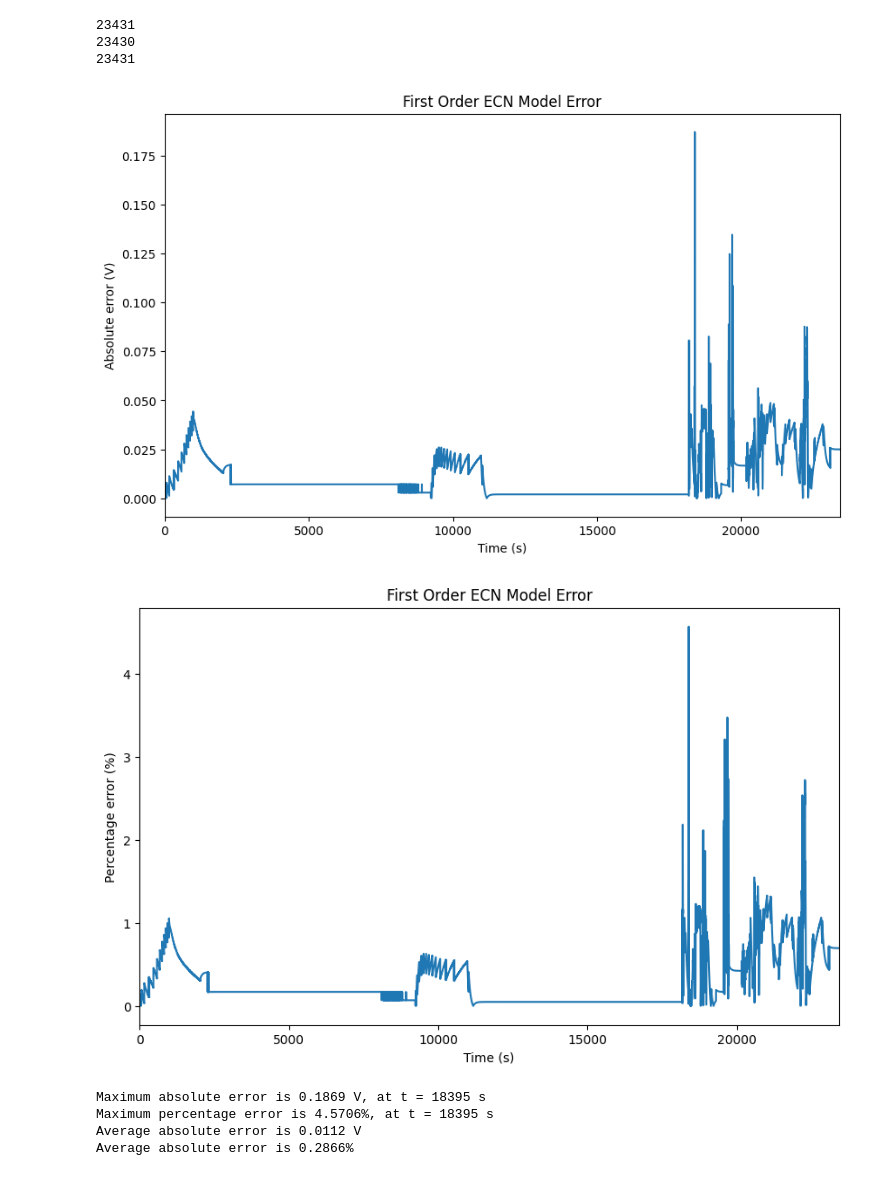
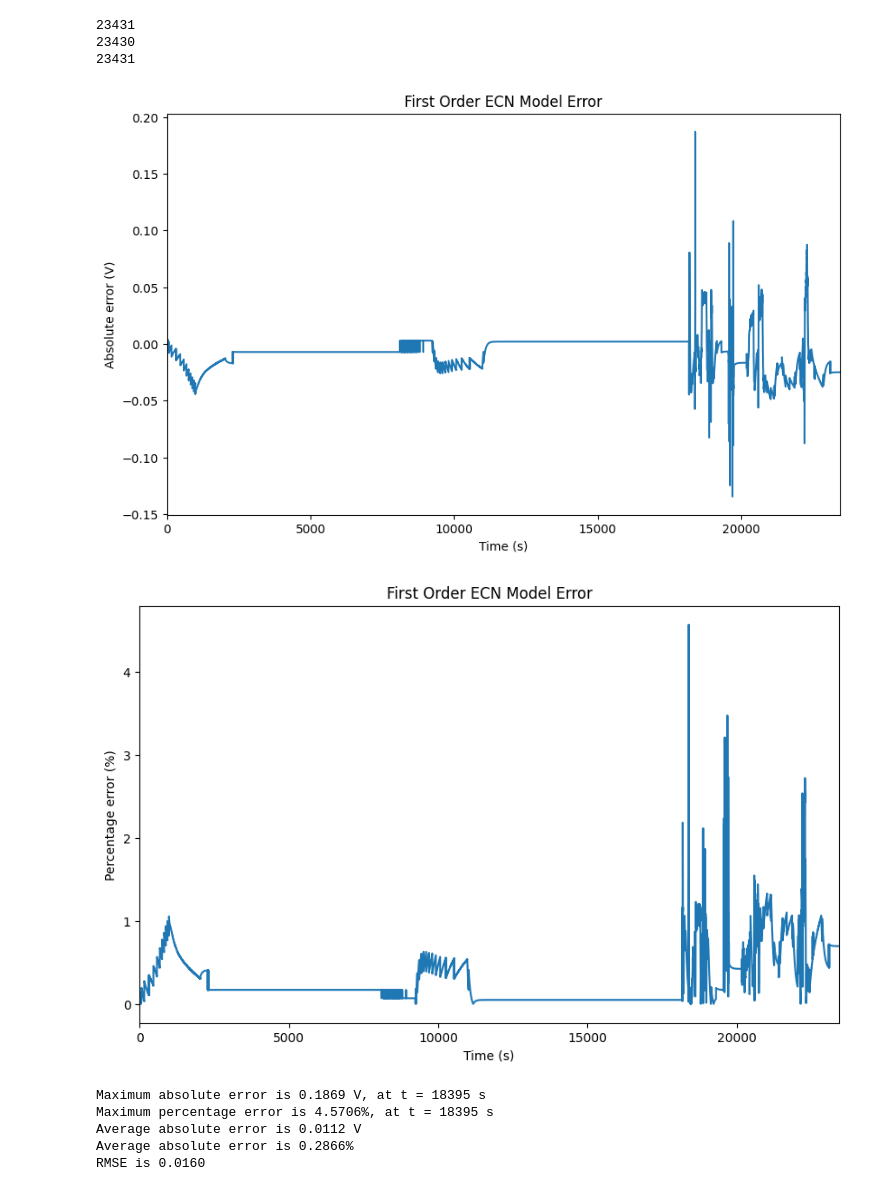
Before and after one commit to sunfanyi/modelling-of-lithium-ion-batteries, a Jupyter notebook: part_3.ipynb, the cells around one changed output. Saved outputs shown, nothing was run; the diff lists cells and outputs as text; code cells hidden in the pictures.

Commit message:
RMSE

```diff
--- a/part_3.ipynb
+++ b/part_3.ipynb
@@ -544,7 +545,8 @@ print(len(T_pred))
 23430
 23431
 # %%
-error = np.abs(V_pred - V_actual[:-1])
+error = V_pred - V_actual[:-1]
+error_abs = np.abs(V_pred - V_actual[:-1])
 error_pct = np.abs((V_pred - V_actual[:-1]) / V_actual[:-1])
 
 _, ax = plt.subplots(figsize=(10, 6))
@@ -554,39 +556,44 @@ ax.set_xlabel('Time (s)')
 ax.set_ylabel('Absolute error (V)')
 ax.set_title('First Order ECN Model Error')
 plt.show()
 
 _, ax = plt.subplots(figsize=(10, 6))
 ax.plot(t[:-1], error_pct*100)
 ax.set_xlim([0, t[-1]])
 ax.set_xlabel('Time (s)')
 ax.set_ylabel('Percentage error (%)')
 ax.set_title('First Order ECN Model Error')
 plt.show()
 
 
-max_err = np.max(error)
-max_idx = np.argmax(error)
+max_err = np.max(error_abs)
+max_idx = np.argmax(error_abs)
 t_max_err = t[max_idx]
 
 print("Maximum absolute error is {:.4f} V, at t = {} s".format(max_err, t_max_err))
 
 max_err = np.max(error_pct)
 max_idx = np.argmax(error_pct)
 t_max_err = t[max_idx]
 
 print("Maximum percentage error is {:.4f}%, at t = {} s".format(max_err*100, t_max_err))
 
-avg_err = np.mean(error)
+avg_err = np.mean(error_abs)
 
 print("Average absolute error is {:.4f} V".format(avg_err))
 
 avg_err = np.mean(error_pct)
 
 print("Average absolute error is {:.4f}%".format(avg_err*100))
+
+rmse = mean_squared_error(V_actual[:-1], V_pred, squared=False)
+
+print("RMSE is {:.4f}".format(rmse))
 # %% [output]
-[figure, old version]
+[figure, new version]
 [figure]
 Maximum absolute error is 0.1869 V, at t = 18395 s
 Maximum percentage error is 4.5706%, at t = 18395 s
 Average absolute error is 0.0112 V
 Average absolute error is 0.2866%
+RMSE is 0.0160
```
Also changed, not shown: parts of 2 cells of this notebook.
